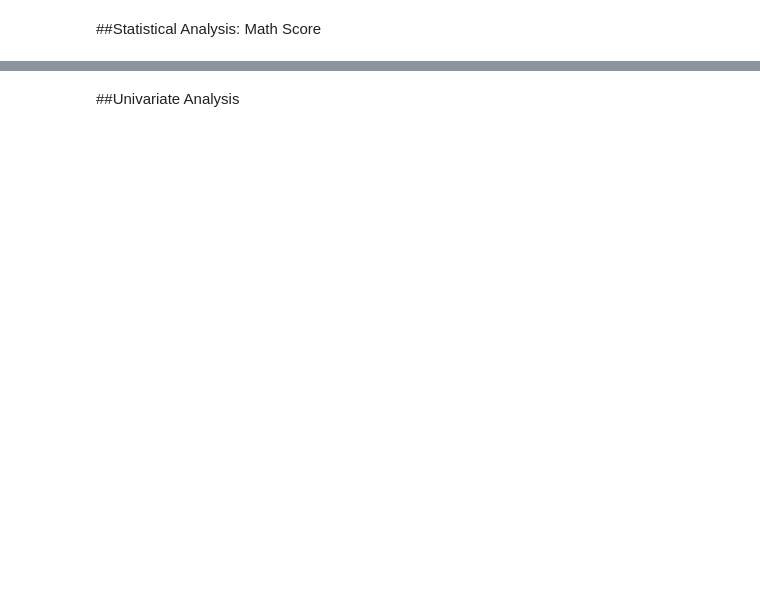
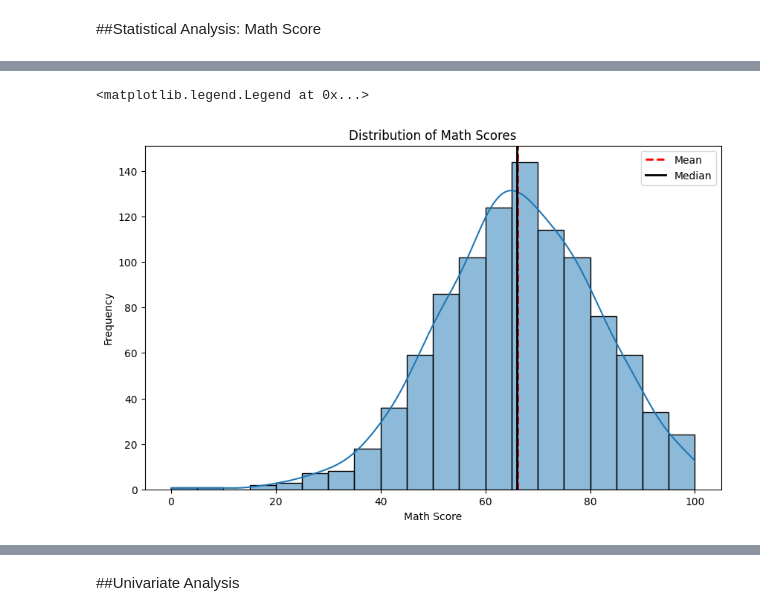
Before and after one commit to YousefHanna20/Student-Performance-EDA, a Jupyter notebook: Student_Performance_EDA.ipynb, the cells around one changed output, grey strips where cells are left out. Cells and saved outputs as stored; diff of their text form; code cells hidden in the pictures; blank space fills up the shorter version.

```diff
--- a/Student_Performance_EDA.ipynb
+++ b/Student_Performance_EDA.ipynb
@@ -144,3 +151,10 @@ Finally, the column names were standardized by replacing spaces and special char
 Overall, the dataset is clean and ready for further exploratory data analysis.
 # %% [markdown]
 ##Data Preparation
+# %%
+#Separate categorical and numerical columns
+num_cols = df.select_dtypes('int64').columns
+cat_cols = df.select_dtypes('object').columns
+print("Numerical Features:", num_cols)
+print('\n')
+print("Categorical Features:", cat_cols)
@@ -146,0 +168,15 @@ Overall, the dataset is clean and ready for further exploratory data analysis.
+# %%
+#Creating a derived columns
+#First: the sum of the three scores
+df['total_score'] = df[num_cols].sum(axis = 1)
+#Second: the mean of the three scores
+df['average_score'] = df[num_cols].sum(axis = 1) / 3
+#Third: passing the math score
+df['pass_math'] = df['math_score'] >= 50
+#Fourth: Performance level
+df['performance_level'] = pd.cut(
+    df['average_score'],
+    bins=[-1, 50, 75, 101],
+    labels=['Low', 'Medium', 'High'],
+    right=False
+)
@@ -148,0 +270,13 @@ Overall, the dataset is clean and ready for further exploratory data analysis.
+# %%
+#Creating a histogram plot showing mean, median with a kde.
+fig,ax = plt.subplots(figsize = (10,6) )
+sns.histplot(data = df, x = 'math_score', kde = True ,bins =20 )
+ax.axvline(df['math_score'].mean(), color = 'red', linestyle = 'dashed', linewidth = 2 , label = f'Mean')
+ax.axvline(df['math_score'].median(), color = 'black', linewidth = 2 , label = f'Median')
+ax.set_title('Distribution of Math Scores')
+ax.set_xlabel('Math Score')
+ax.set_ylabel('Frequency')
+ax.legend()
+# %% [output]
+<matplotlib.legend.Legend at 0x...>
+[figure, added]
```
Also changed, not shown: parts of 18 cells of this notebook.
